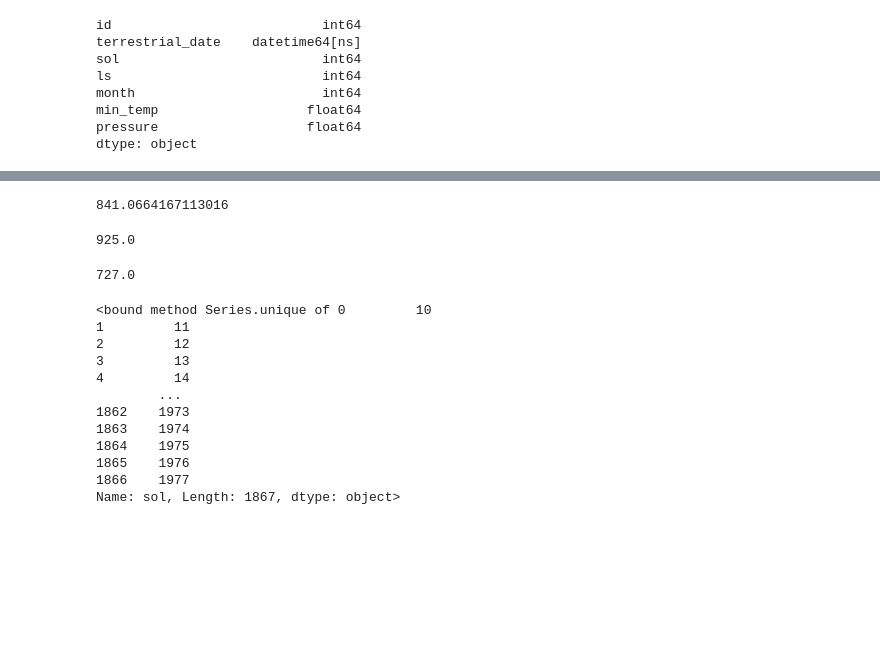
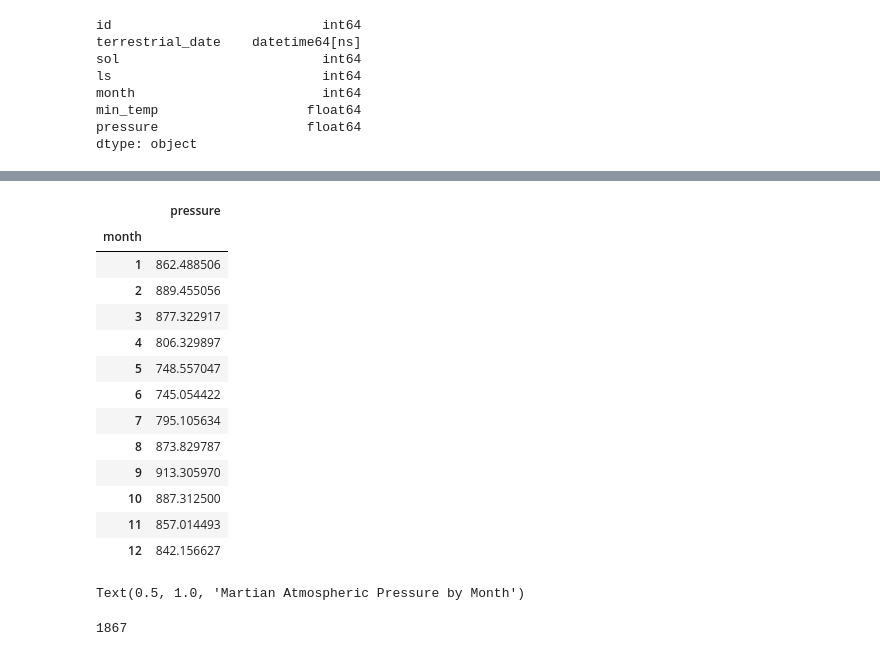
Before and after one commit to julesyg/Mission-to-Mars, a Jupyter notebook: mars_data_challenge_part_2.ipynb, the cells around one changed output, grey strips where cells are left out. Cells and saved outputs as stored; diff of their text form; code cells hidden in the pictures; blank space fills up the shorter version.

```diff
--- a/mars_data_challenge_part_2.ipynb
+++ b/mars_data_challenge_part_2.ipynb
@@ -112,32 +109,35 @@ df.min_temp.min()
 # %%
 # Which months have the lowest and the highest atmospheric pressure on Mars? Get the answer by averaging the daily atmospheric pressure of all the months.
 # Plot the results as a bar chart
-df.pressure.mean()
+avg_pressure = df.groupby("month").mean()
+avg_pressure.loc[:,["pressure"]]
 # %% [output]
-841.0664167113016
+|  | pressure |
+| month |  |
+| 1 | 862.488506 |
+| 2 | 889.455056 |
+| 3 | 877.322917 |
+| 4 | 806.329897 |
+| 5 | 748.557047 |
+| 6 | 745.054422 |
+| 7 | 795.105634 |
+| 8 | 873.829787 |
+| 9 | 913.305970 |
+| 10 | 887.312500 |
+| 11 | 857.014493 |
+| 12 | 842.156627 |
-# %%
-df.pressure.max()
-# %% [output]
-925.0
-# %%
-df.pressure.min()
-# %% [output]
-727.0
+# %%
+x = range(1,13)
+plt.bar(x, avg_pressure["pressure"], color="red")
+plt.xlabel("Month")
+plt.ylabel("Atmospheric Pressure")
+plt.title("Martian Atmospheric Pressure by Month")
+# %% [output]
+Text(0.5, 1.0, 'Martian Atmospheric Pressure by Month')
 # %%
 # About how many terrestrial (Earth) days exist in a Martian year? That is, in the time that Mars circles the Sun once,
 # how many days elapse on Earth? Visually estimate the result by plotting the daily minimum temperature.
+earth_days = df.terrestrial_date.nunique()
+earth_days
+# %% [output]
+1867
-# %%
-df.sol.unique
-# %% [output]
-<bound method Series.unique of 0         10
-1         11
-2         12
-3         13
-4         14
-        ...
-1862    1973
-1863    1974
-1864    1975
-1865    1976
-1866    1977
-Name: sol, Length: 1867, dtype: object>
```
Also changed, not shown: parts of 10 cells of this notebook, 1 other file.
